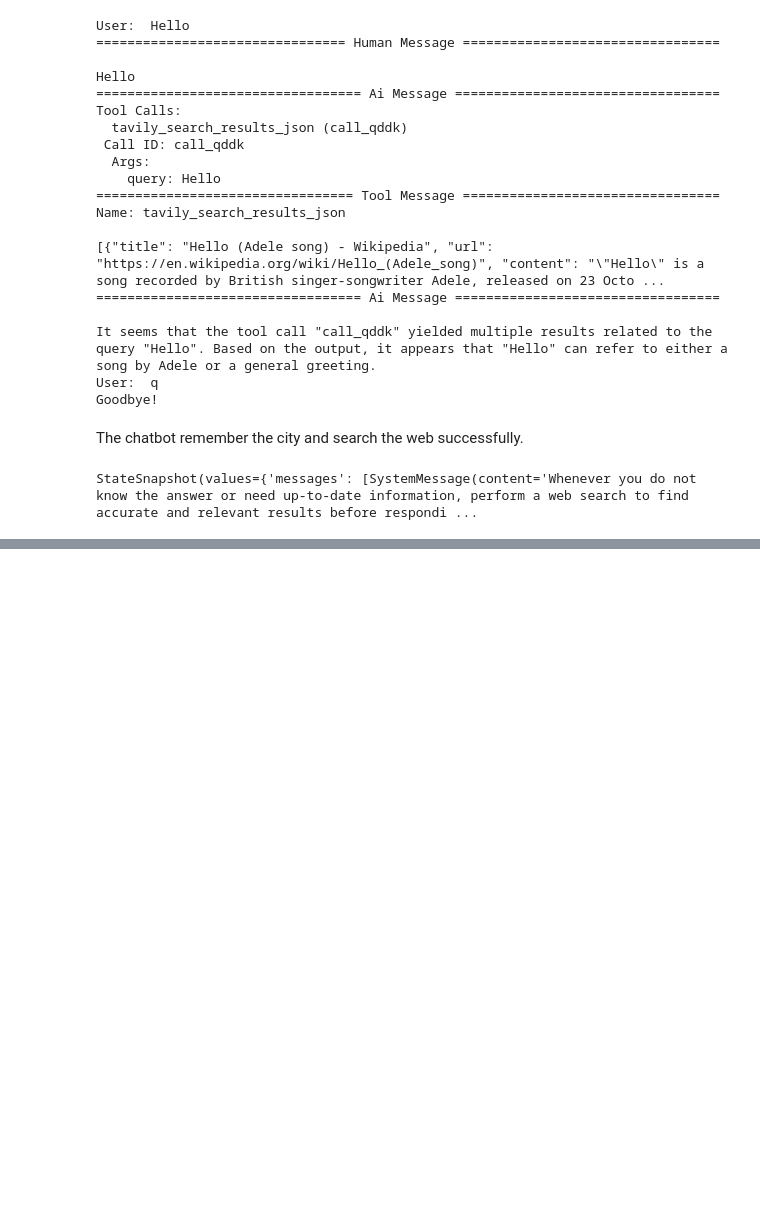
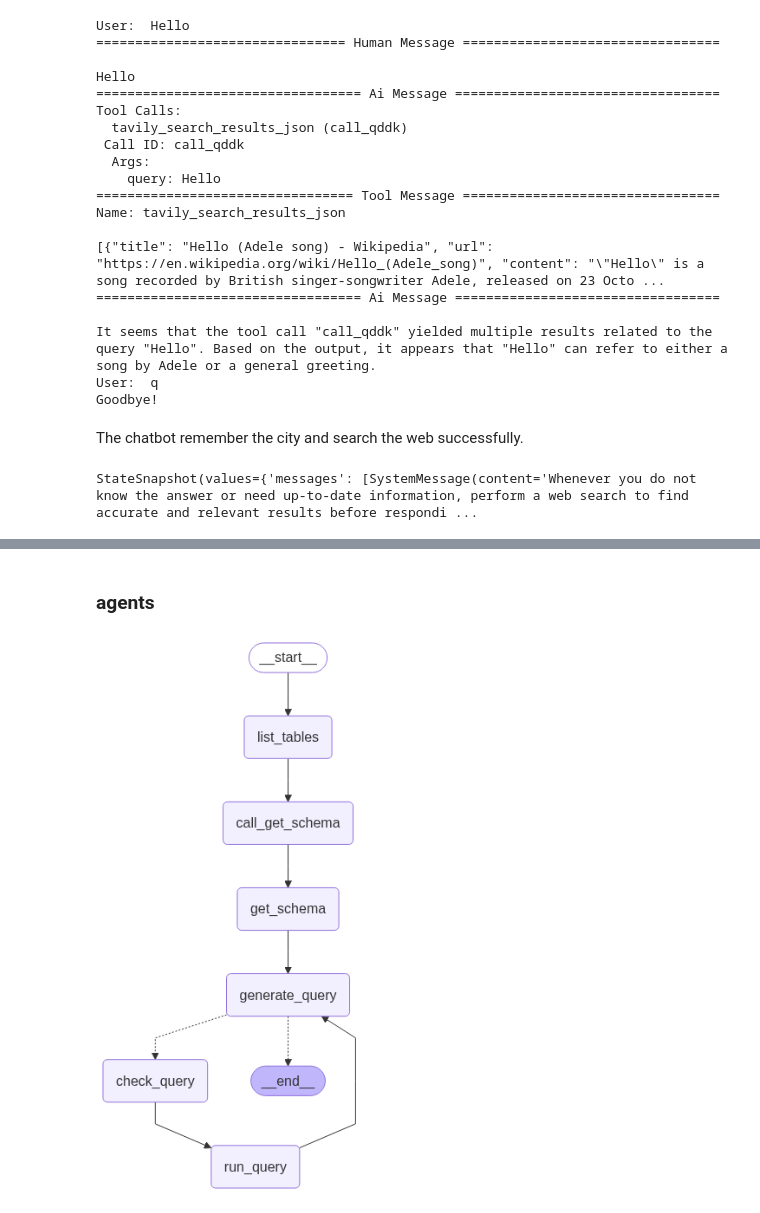
Before and after one commit to chinhang0104/LangChain, a Jupyter notebook: LangGraph.ipynb, the cells around one changed output, grey strips where cells are left out. Cells and saved outputs as stored; diff of their text form; code cells hidden in the pictures; blank space fills up the shorter version.

```diff
--- a/LangGraph.ipynb
+++ b/LangGraph.ipynb
@@ -203,0 +1014,9 @@ StateSnapshot(values={'messages': [SystemMessage(content='Whenever you do not kn
+# %%
+from langchain_community.agent_toolkits import SQLDatabaseToolkit
+
+toolkit = SQLDatabaseToolkit(db=db, llm=llm)
+
+tools = toolkit.get_tools()
+
+for tool in tools:
+    print(f"{tool.name}: {tool.description}\n")
@@ -203,0 +1031,2 @@ StateSnapshot(values={'messages': [SystemMessage(content='Whenever you do not kn
+# %% [markdown]
+### agents
@@ -203,0 +1139,37 @@ StateSnapshot(values={'messages': [SystemMessage(content='Whenever you do not kn
+# %%
+def should_continue(state: MessagesState) -> Literal[END, "check_query"]:
+    messages = state["messages"]
+    last_message = messages[-1]
+    if not last_message.tool_calls:
+        return END
+    else:
+        return "check_query"
+# %%
+# Build graph
+builder = StateGraph(MessagesState)
+builder.add_node(list_tables)
+builder.add_node(call_get_schema)
+builder.add_node(get_schema_node, "get_schema")
+builder.add_node(generate_query)
+builder.add_node(check_query)
+builder.add_node(run_query_node, "run_query")
+
+builder.add_edge(START, "list_tables")
+builder.add_edge("list_tables", "call_get_schema")
+builder.add_edge("call_get_schema", "get_schema")
+builder.add_edge("get_schema", "generate_query")
+builder.add_conditional_edges(
+    "generate_query",
+    should_continue,
+)
+builder.add_edge("check_query", "run_query")
+builder.add_edge("run_query", "generate_query")
+
+agent = builder.compile()
+# %%
+from IPython.display import Image, display
+from langchain_core.runnables.graph import CurveStyle, MermaidDrawMethod, NodeStyles
+
+display(Image(agent.get_graph().draw_mermaid_png()))
+# %% [output]
+[figure, added]
```
Also changed, not shown: parts of 124 cells of this notebook.
